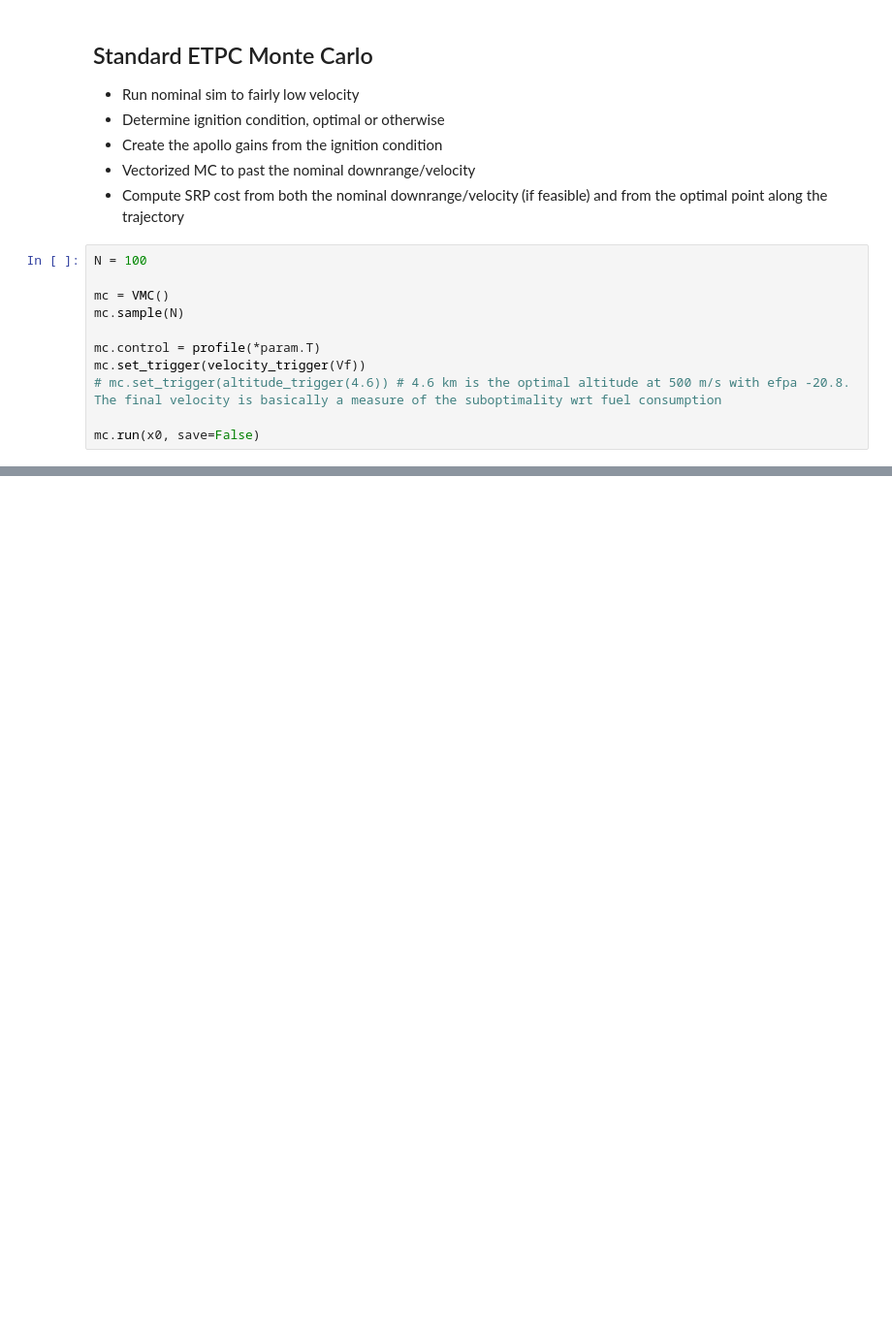
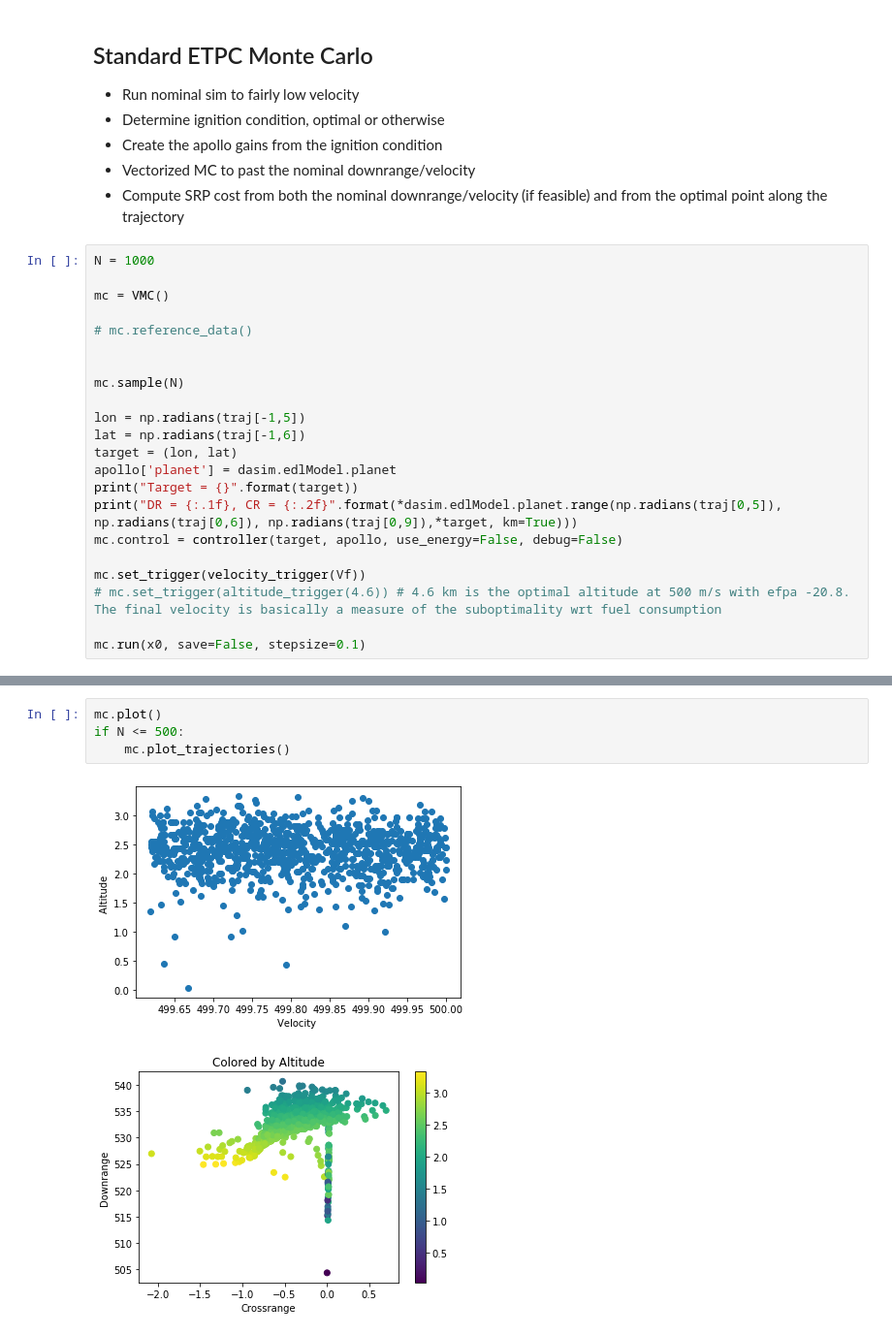
Before and after one commit to CDNoyes/EDL-Py, a Jupyter notebook: FuelOptimal.ipynb, the cells around one changed output, grey strips where cells are left out. Shown at 97% size. Drawn from its saved outputs; the diff is of its cells as text; blank space fills up the shorter version.

```diff
--- a/FuelOptimal.ipynb
+++ b/FuelOptimal.ipynb
@@ -827,13 +925,24 @@ plt.show()
 - Vectorized MC to past the nominal downrange/velocity
 - Compute SRP cost from both the nominal downrange/velocity (if feasible) and from the optimal point along the trajectory
 # %%
-N = 100
+N = 1000
 
 mc = VMC()
+
+# mc.reference_data()
+
+
 mc.sample(N)
 
-mc.control = profile(*param.T)
+lon = np.radians(traj[-1,5])
+lat = np.radians(traj[-1,6])
+target = (lon, lat)
+apollo['planet'] = dasim.edlModel.planet
+print("Target = {}".format(target))
+print("DR = {:.1f}, CR = {:.2f}".format(*dasim.edlModel.planet.range(np.radians(traj[0,5]), np.radians(traj[0,6]), np.radians(traj[0,9]),*target, km=True)))
+mc.control = controller(target, apollo, use_energy=False, debug=False)
+
 mc.set_trigger(velocity_trigger(Vf))
 # mc.set_trigger(altitude_trigger(4.6)) # 4.6 km is the optimal altitude at 500 m/s with efpa -20.8. The final velocity is basically a measure of the suboptimality wrt fuel consumption
 
-mc.run(x0, save=False)
+mc.run(x0, save=False, stepsize=0.1)
@@ -840,2 +966,7 @@ mc.run(x0, save=False)
-# %% [markdown]
-##
+# %%
+mc.plot()
+if N <= 500:
+    mc.plot_trajectories()
+# %% [output]
+[figure, added]
+[figure, added]
```
Also changed, not shown: parts of 16 cells of this notebook.
